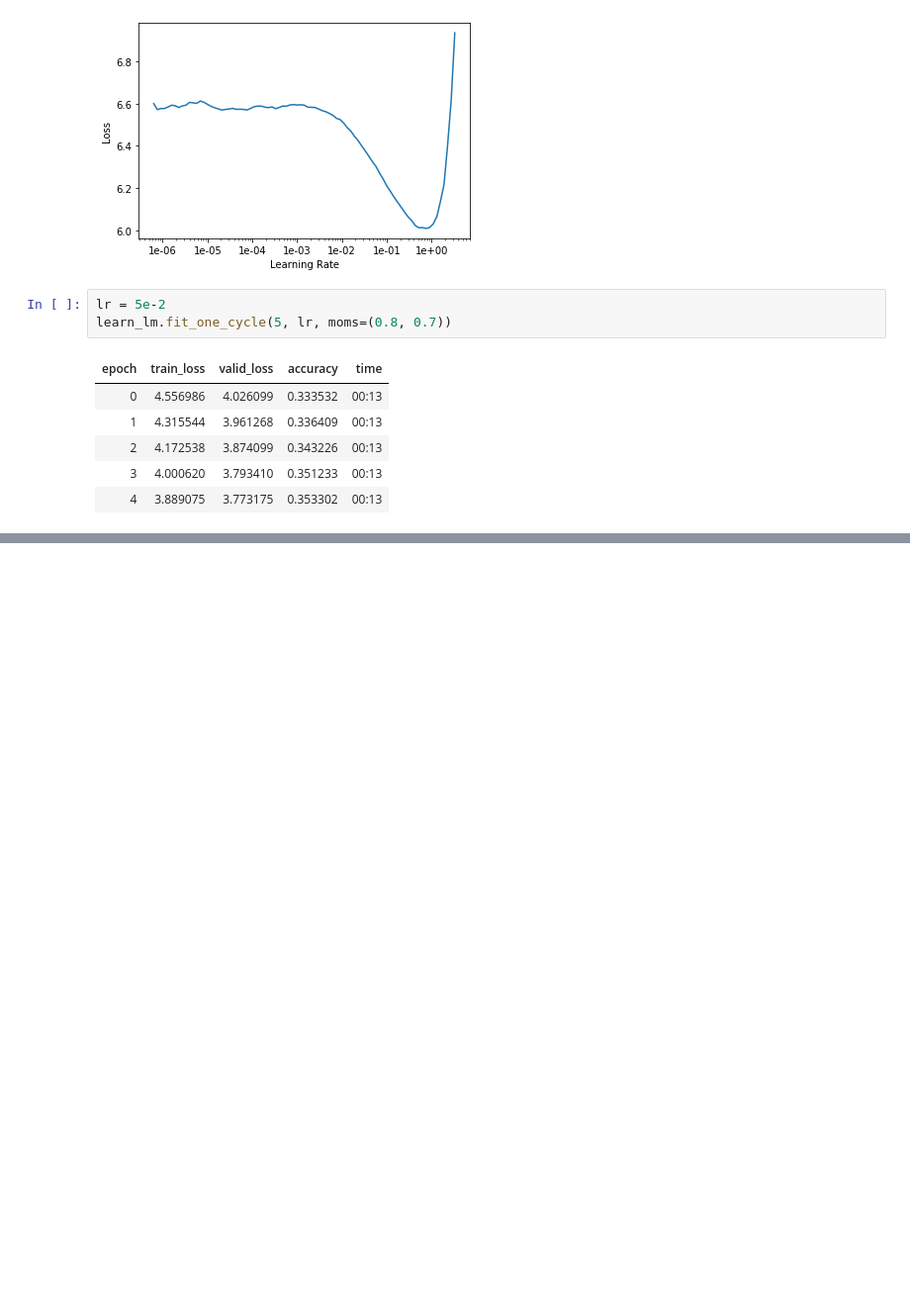
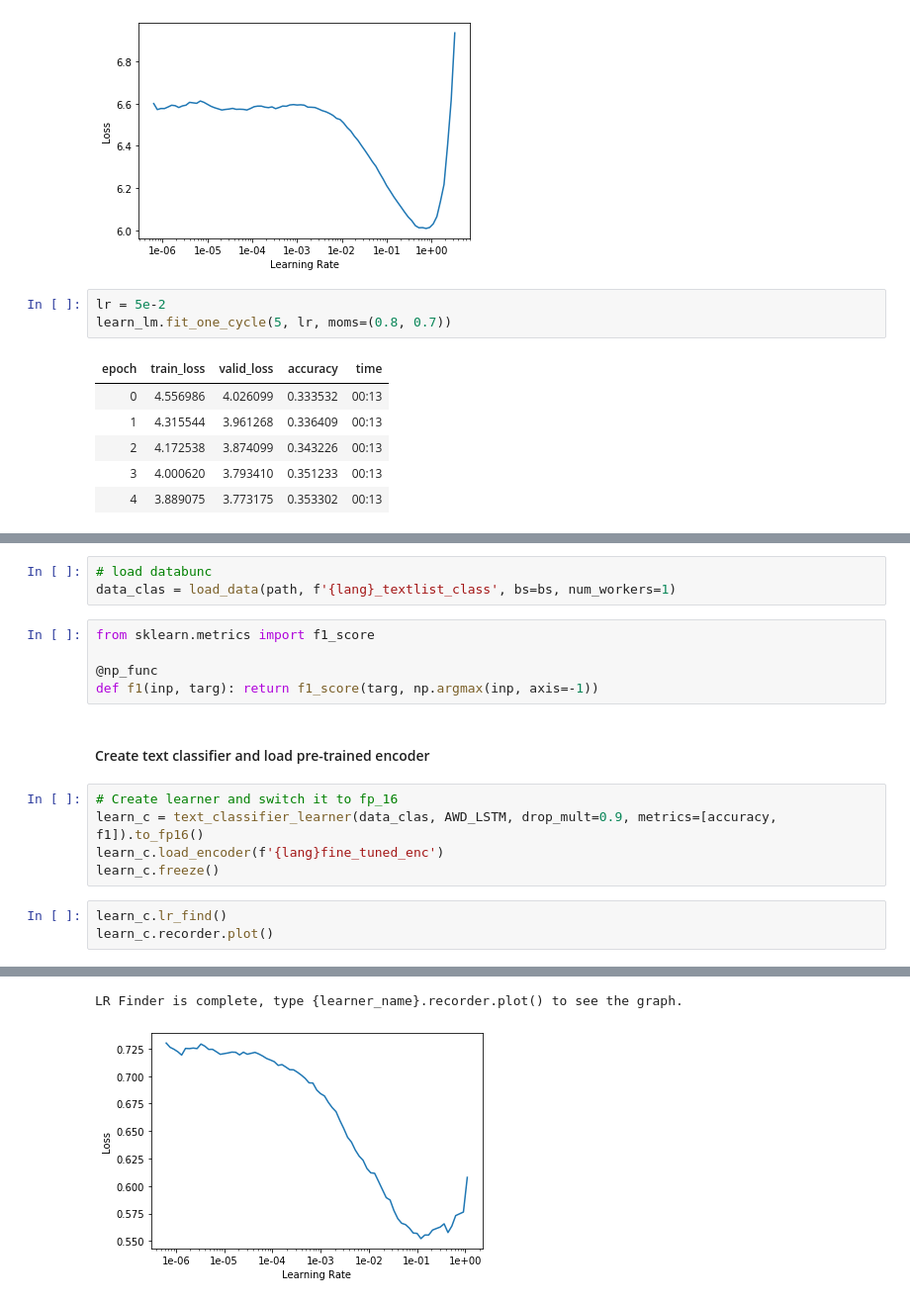
Before and after one commit to Sylar257/Non-English-language-NLP, a Jupyter notebook: Vietnamese Sentiment Analysis.ipynb, the cells around one changed output, grey strips where cells are left out. Shown: that part at 99% size. Saved outputs shown, nothing was run; the diff lists cells and outputs as text; blank space fills up the shorter version.

Commit message:
fine-tuned with task corpus

```diff
--- a/Vietnamese Sentiment Analysis.ipynb
+++ b/Vietnamese Sentiment Analysis.ipynb
@@ -241,0 +275,19 @@ learn_lm.unfreeze()
+# %%
+# load databunc
+data_clas = load_data(path, f'{lang}_textlist_class', bs=bs, num_workers=1)
+# %%
+from sklearn.metrics import f1_score
+
+@np_func
+def f1(inp, targ): return f1_score(targ, np.argmax(inp, axis=-1))
+# %% [markdown]
+#### Create text classifier and load pre-trained encoder
+# %%
+# Create learner and switch it to fp_16
+learn_c = text_classifier_learner(data_clas, AWD_LSTM, drop_mult=0.9, metrics=[accuracy, f1]).to_fp16()
+learn_c.load_encoder(f'{lang}fine_tuned_enc')
+learn_c.freeze()
+# %%
+learn_c.lr_find()
+learn_c.recorder.plot()
+# %% [output]
@@ -241,0 +295,2 @@ learn_lm.unfreeze()
+LR Finder is complete, type {learner_name}.recorder.plot() to see the graph.
+[figure, added]
```
Also changed, not shown: parts of 7 cells of this notebook.
